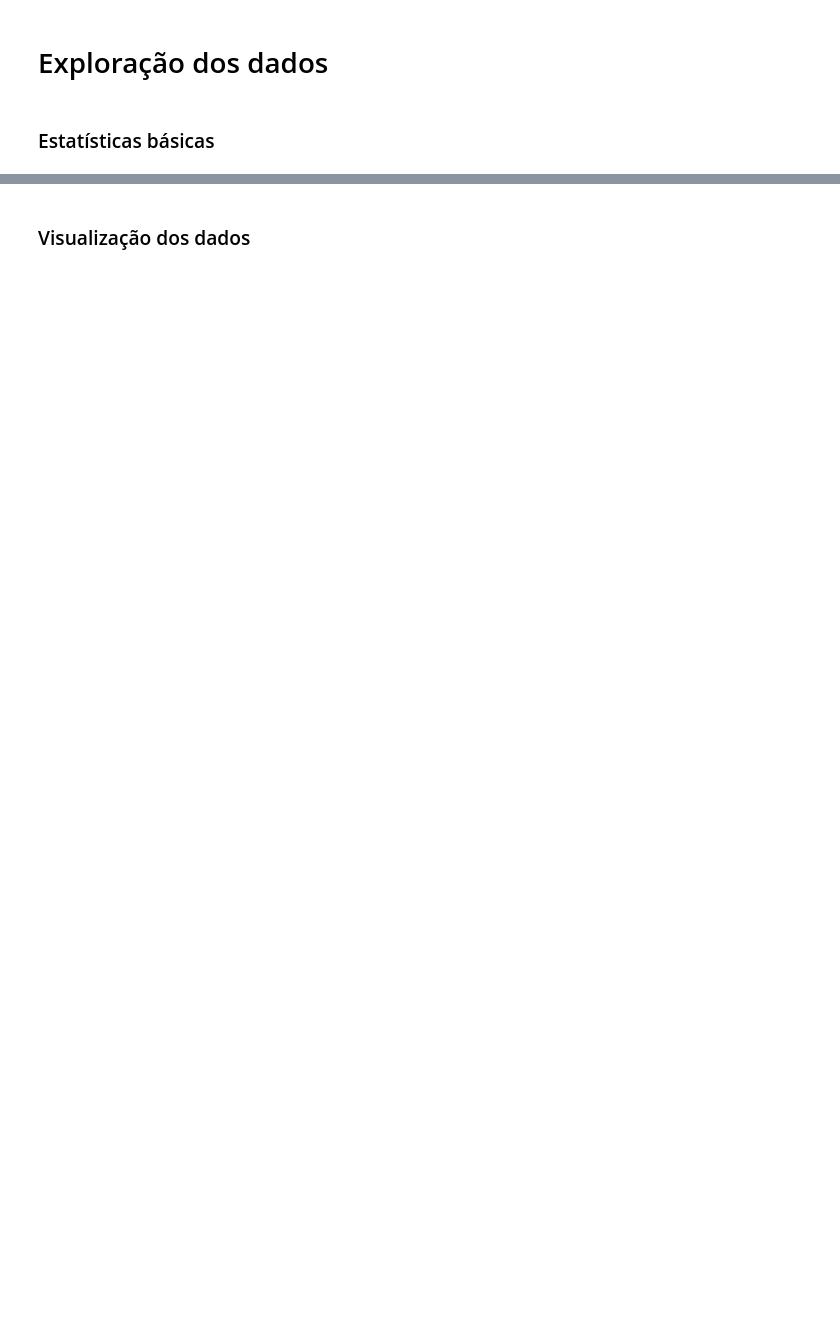
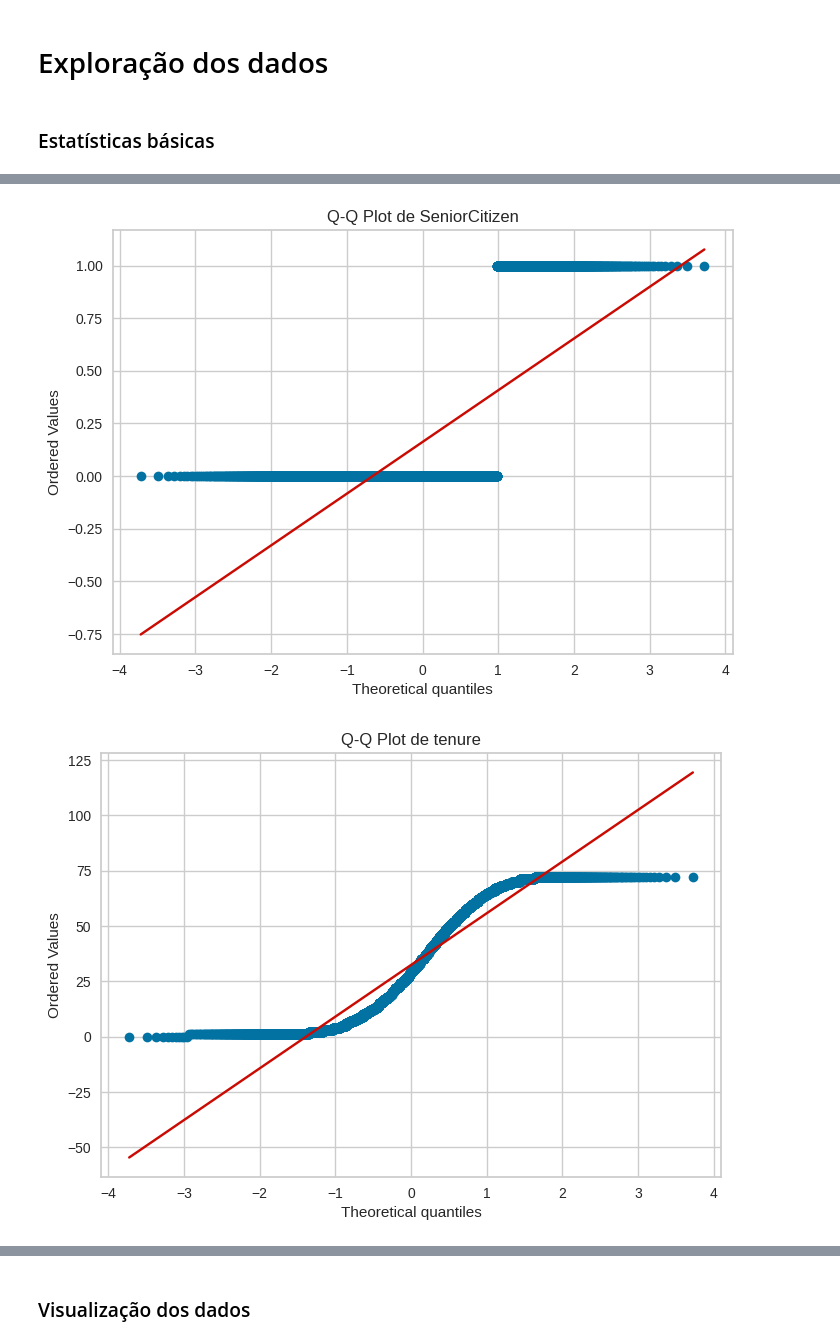
Before and after one commit to henry-ssh/telco_churn, a Jupyter notebook: Telco_Customer_Churn.ipynb, the cells around one changed output, grey strips where cells are left out. Saved outputs shown, nothing was run; the diff lists cells and outputs as text; code cells hidden in the pictures; blank space fills up the shorter version.

Commit message:
atualização arquivo telco customer notebook

```diff
--- a/Telco_Customer_Churn.ipynb
+++ b/Telco_Customer_Churn.ipynb
@@ -178,0 +6607,7 @@ base_telco_df.isnull().sum()
+# %%
+
+# Cardinalidade (somente colunas categóricas)
+print("\n🔠 Cardinalidade de colunas categóricas:")
+cat_cols = base_telco_df.select_dtypes(include=['object', 'category']).columns
+for col in cat_cols:
+    print(f"{col}: {base_telco_df[col].nunique()} categorias")
@@ -178,0 +6671,13 @@ base_telco_df.isnull().sum()
+# %%
+#verificando normalidade gaussiana
+numeric_cols = base_telco_df.select_dtypes(include=['int64', 'float64']).columns
+
+import scipy.stats as stats
+import matplotlib.pyplot as plt
+for col in numeric_cols:
+    stats.probplot(base_telco_df[col], dist="norm", plot=plt)
+    plt.title(f'Q-Q Plot de {col}')
+    plt.show()
+# %% [output]
+[figure, added]
+[figure, added]
```
Also changed, not shown: parts of 111 cells of this notebook.
